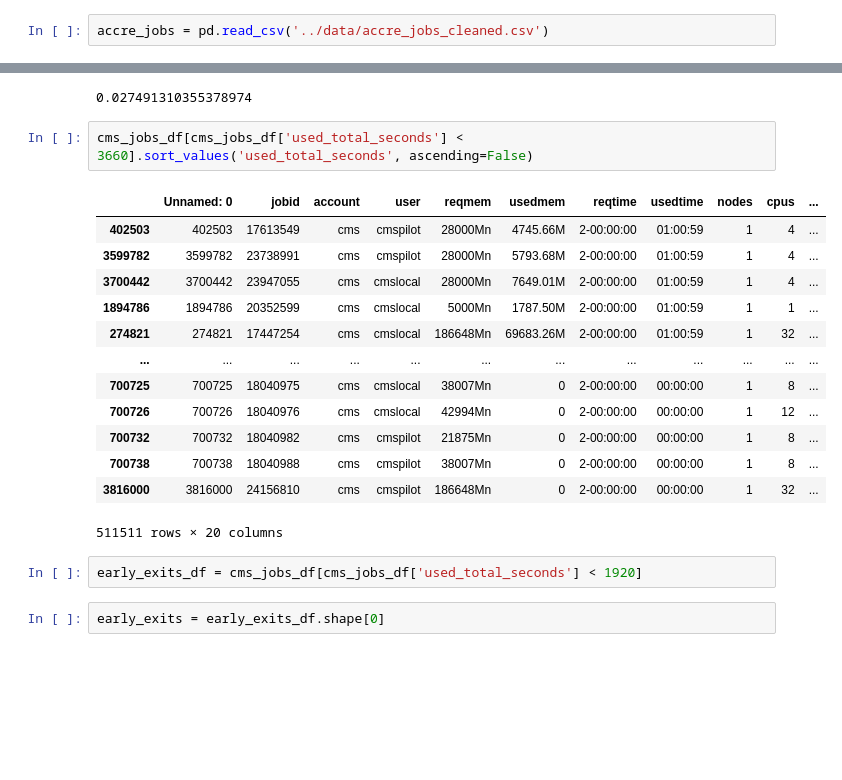
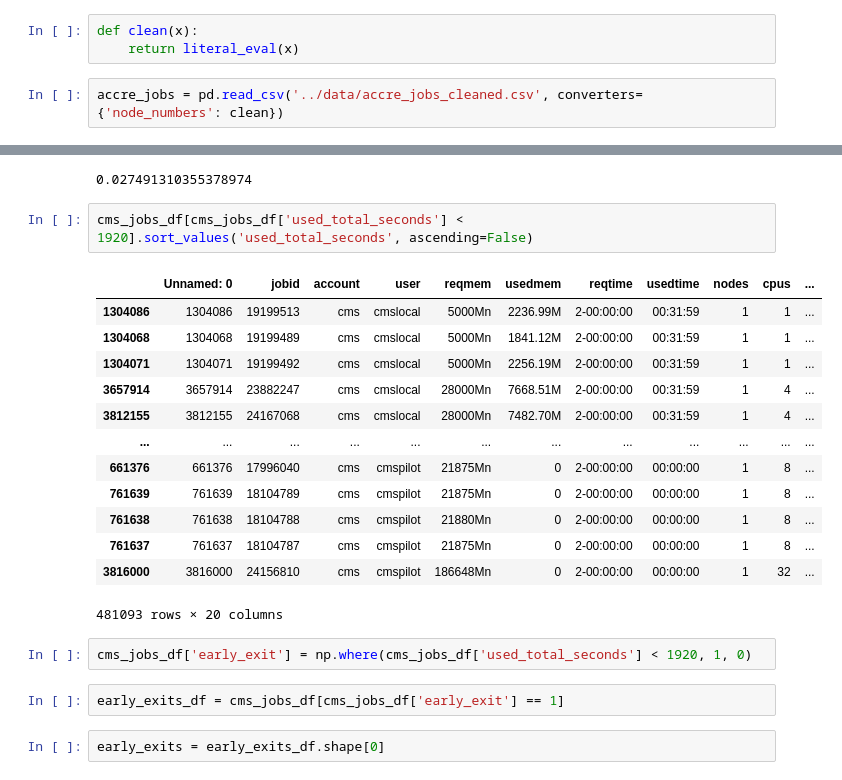
Before and after one commit to nss-data-science-cohort-4/dq2-accre-team-6, a Jupyter notebook: notebooks/03_cms_question.ipynb, the cells around one changed output, grey strips where cells are left out. Drawn from its saved outputs; the diff is of its cells as text; blank space fills up the shorter version.

```diff
--- a/notebooks/03_cms_question.ipynb
+++ b/notebooks/03_cms_question.ipynb
@@ -7,8 +10,11 @@ import scipy.stats as stats
 import statsmodels.api as sm
 %matplotlib inline
 pd.options.display.max_rows = 999
+# %%
+def clean(x):
+    return literal_eval(x)
 # %%
-accre_jobs = pd.read_csv('../data/accre_jobs_cleaned.csv')
+accre_jobs = pd.read_csv('../data/accre_jobs_cleaned.csv', converters={'node_numbers': clean})
 # %% [markdown]
 # Jason --
     Question: 2   CMS Frequency of failure on particular nodes - user names: "cmslocal" and "cmspilot"
@@ -37,23 +43,25 @@ failures / total_jobs * 100
 # %% [output]
 0.027491310355378974
 # %%
-cms_jobs_df[cms_jobs_df['used_total_seconds'] < 3660].sort_values('used_total_seconds', ascending=False)
+cms_jobs_df[cms_jobs_df['used_total_seconds'] < 1920].sort_values('used_total_seconds', ascending=False)
 # %% [output]
 |  | Unnamed: 0 | jobid | account | user | reqmem | usedmem | reqtime | usedtime | nodes | cpus | ... |
-| 402503 | 402503 | 17613549 | cms | cmspilot | 28000Mn | 4745.66M | 2-00:00:00 | 01:00:59 | 1 | 4 | ... |
-| 3599782 | 3599782 | 23738991 | cms | cmspilot | 28000Mn | 5793.68M | 2-00:00:00 | 01:00:59 | 1 | 4 | ... |
-| 3700442 | 3700442 | 23947055 | cms | cmslocal | 28000Mn | 7649.01M | 2-00:00:00 | 01:00:59 | 1 | 4 | ... |
-| 1894786 | 1894786 | 20352599 | cms | cmslocal | 5000Mn | 1787.50M | 2-00:00:00 | 01:00:59 | 1 | 1 | ... |
-| 274821 | 274821 | 17447254 | cms | cmslocal | 186648Mn | 69683.26M | 2-00:00:00 | 01:00:59 | 1 | 32 | ... |
+| 1304086 | 1304086 | 19199513 | cms | cmslocal | 5000Mn | 2236.99M | 2-00:00:00 | 00:31:59 | 1 | 1 | ... |
+| 1304068 | 1304068 | 19199489 | cms | cmslocal | 5000Mn | 1841.12M | 2-00:00:00 | 00:31:59 | 1 | 1 | ... |
+| 1304071 | 1304071 | 19199492 | cms | cmslocal | 5000Mn | 2256.19M | 2-00:00:00 | 00:31:59 | 1 | 1 | ... |
+| 3657914 | 3657914 | 23882247 | cms | cmslocal | 28000Mn | 7668.51M | 2-00:00:00 | 00:31:59 | 1 | 4 | ... |
+| 3812155 | 3812155 | 24167068 | cms | cmslocal | 28000Mn | 7482.70M | 2-00:00:00 | 00:31:59 | 1 | 4 | ... |
 | ... | ... | ... | ... | ... | ... | ... | ... | ... | ... | ... | ... |
-| 700725 | 700725 | 18040975 | cms | cmslocal | 38007Mn | 0 | 2-00:00:00 | 00:00:00 | 1 | 8 | ... |
-| 700726 | 700726 | 18040976 | cms | cmslocal | 42994Mn | 0 | 2-00:00:00 | 00:00:00 | 1 | 12 | ... |
-| 700732 | 700732 | 18040982 | cms | cmspilot | 21875Mn | 0 | 2-00:00:00 | 00:00:00 | 1 | 8 | ... |
-| 700738 | 700738 | 18040988 | cms | cmspilot | 38007Mn | 0 | 2-00:00:00 | 00:00:00 | 1 | 8 | ... |
+| 661376 | 661376 | 17996040 | cms | cmspilot | 21875Mn | 0 | 2-00:00:00 | 00:00:00 | 1 | 8 | ... |
+| 761639 | 761639 | 18104789 | cms | cmspilot | 21875Mn | 0 | 2-00:00:00 | 00:00:00 | 1 | 8 | ... |
+| 761638 | 761638 | 18104788 | cms | cmspilot | 21880Mn | 0 | 2-00:00:00 | 00:00:00 | 1 | 8 | ... |
+| 761637 | 761637 | 18104787 | cms | cmspilot | 21875Mn | 0 | 2-00:00:00 | 00:00:00 | 1 | 8 | ... |
 | 3816000 | 3816000 | 24156810 | cms | cmspilot | 186648Mn | 0 | 2-00:00:00 | 00:00:00 | 1 | 32 | ... |
-511511 rows × 20 columns
+481093 rows × 20 columns
+# %%
+cms_jobs_df['early_exit'] = np.where(cms_jobs_df['used_total_seconds'] < 1920, 1, 0)
 # %%
-early_exits_df = cms_jobs_df[cms_jobs_df['used_total_seconds'] < 1920]
+early_exits_df = cms_jobs_df[cms_jobs_df['early_exit'] == 1]
 # %%
 early_exits = early_exits_df.shape[0]
 # %%
```
Also changed, not shown: parts of 26 cells of this notebook, 1 other file.
